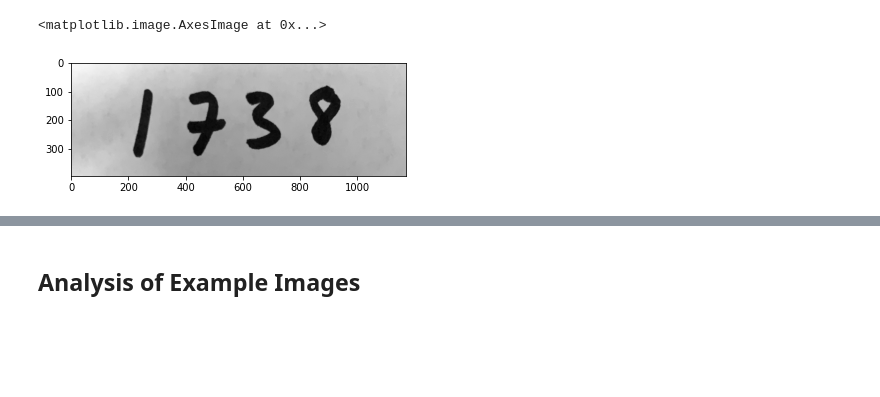
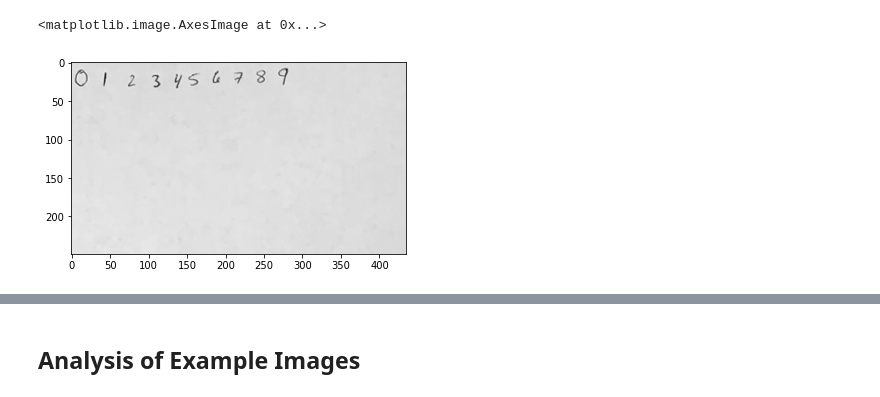
Before and after one commit to davidjperez00/ideal-funicular, a Jupyter notebook: model_analytics/MLP_v1_data_augmentation.ipynb, the cells around one changed output, grey strips where cells are left out. Saved outputs shown, nothing was run; the diff lists cells and outputs as text; code cells hidden in the pictures; blank space fills up the shorter version.

```diff
--- a/model_analytics/MLP_v1_data_augmentation.ipynb
+++ b/model_analytics/MLP_v1_data_augmentation.ipynb
@@ -22,19 +17,19 @@ To enable them in other operations, rebuild TensorFlow with the appropriate comp
 # %%
 import cv2
 import numpy as np
 from keras.datasets import mnist
 from keras.layers import Dense, Flatten
 from keras.layers.convolutional import Conv2D
 from keras.models import Sequential
 from keras.utils import to_categorical
 import matplotlib.pyplot as plt
 
 
-image = cv2.imread('./small_1738.jpg')
+image = cv2.imread('./IMG_8790.jpg')
 grey = cv2.cvtColor(image.copy(), cv2.COLOR_BGR2GRAY)
 
 plt.imshow(grey, cmap='gray')
 # %% [output]
 <matplotlib.image.AxesImage at 0x...>
-[figure, old version]
+[figure, new version]
 # %%
```
Also changed, not shown: parts of 17 cells of this notebook, 2 other files.
